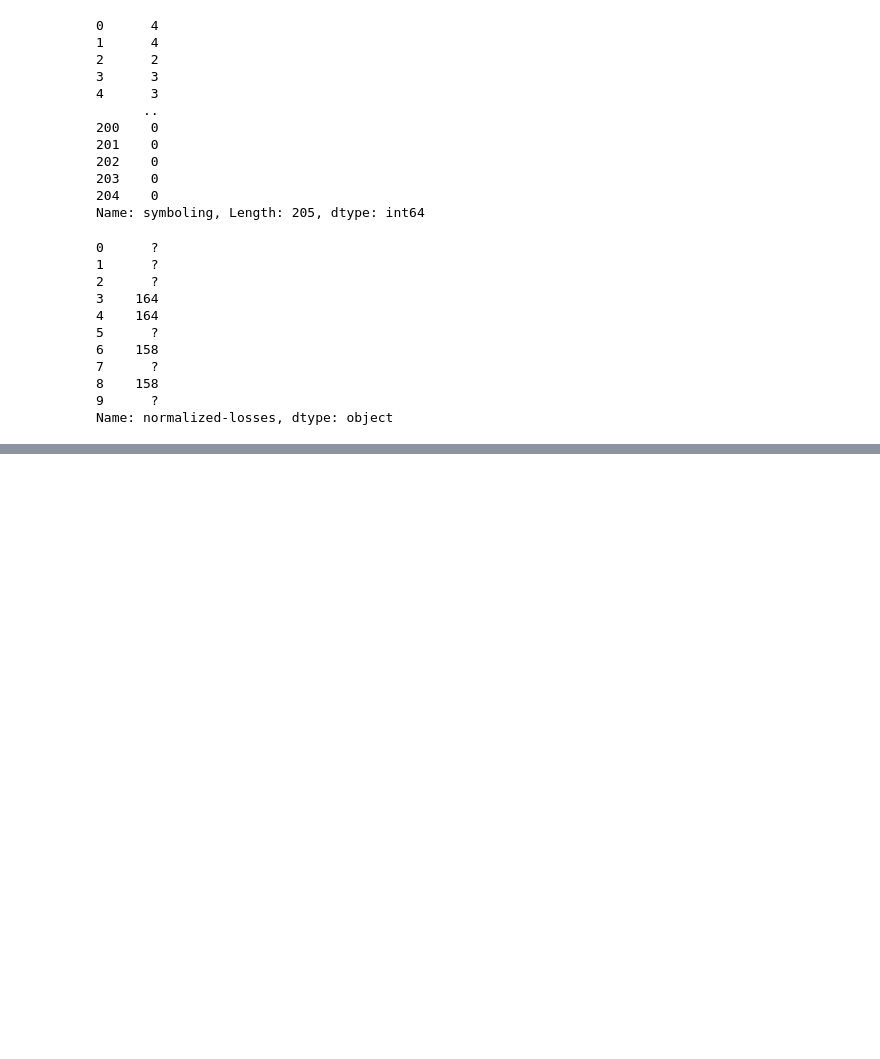
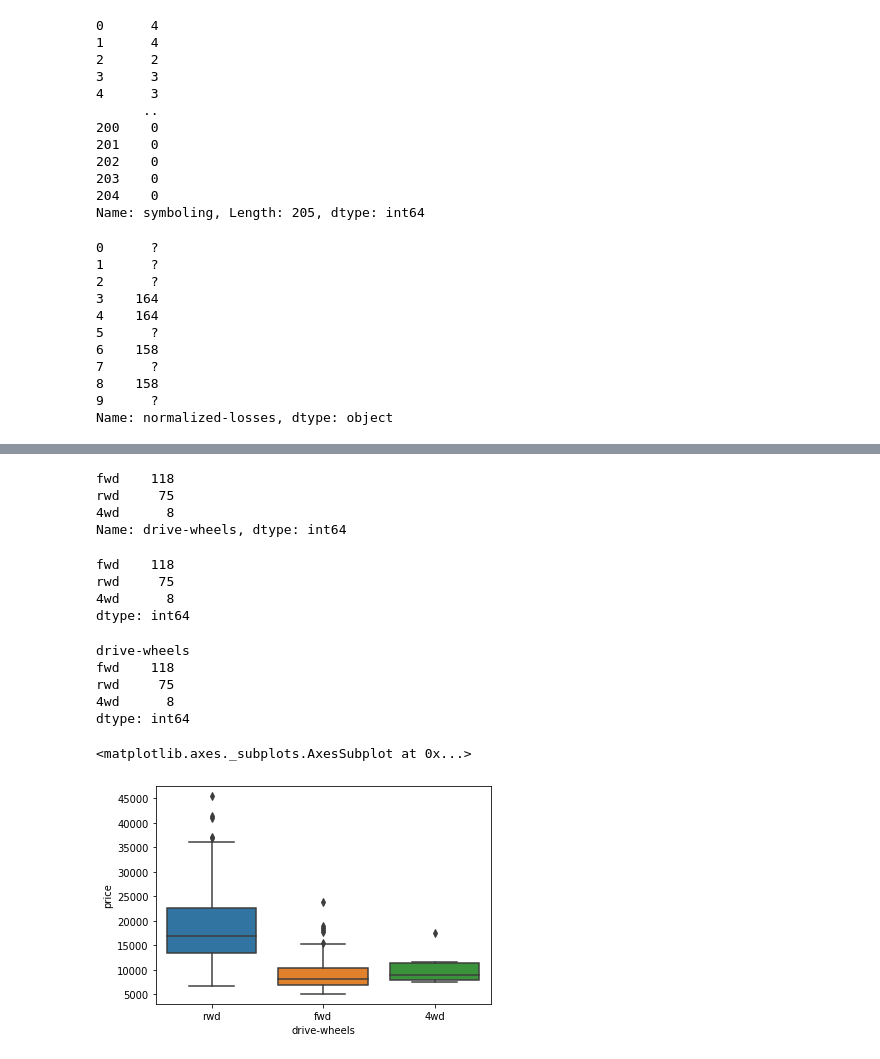
Before and after one commit to andreshg112/coursera-data-analysis, a Jupyter notebook: importing.ipynb, the cells around one changed output, grey strips where cells are left out. Cells and saved outputs as stored; diff of their text form; code cells hidden in the pictures; blank space fills up the shorter version.

```diff
--- a/importing.ipynb
+++ b/importing.ipynb
@@ -224,0 +212,25 @@ pd.get_dummies(df["fuel-type"])
+# %%
+drive_wheels_count = df["drive-wheels"].value_counts()
+drive_wheels_count
+# %% [output]
+fwd    118
+rwd     75
+4wd      8
+Name: drive-wheels, dtype: int64
+# %%
+drive_wheels_count.rename(columns = {"drive-wheels": "value_counts"}, inplace = True)
+drive_wheels_count
+# %% [output]
+fwd    118
+rwd     75
+4wd      8
+dtype: int64
+# %%
+drive_wheels_count.index.name = "drive-wheels"
+drive_wheels_count
+# %% [output]
+drive-wheels
+fwd    118
+rwd     75
+4wd      8
+dtype: int64
@@ -224,0 +239,6 @@ pd.get_dummies(df["fuel-type"])
+# %%
+
+sns.boxplot(x = "drive-wheels", y = "price", data = df)
+# %% [output]
+<matplotlib.axes._subplots.AxesSubplot at 0x...>
+[figure, added]
```
Also changed, not shown: parts of 24 cells of this notebook.
